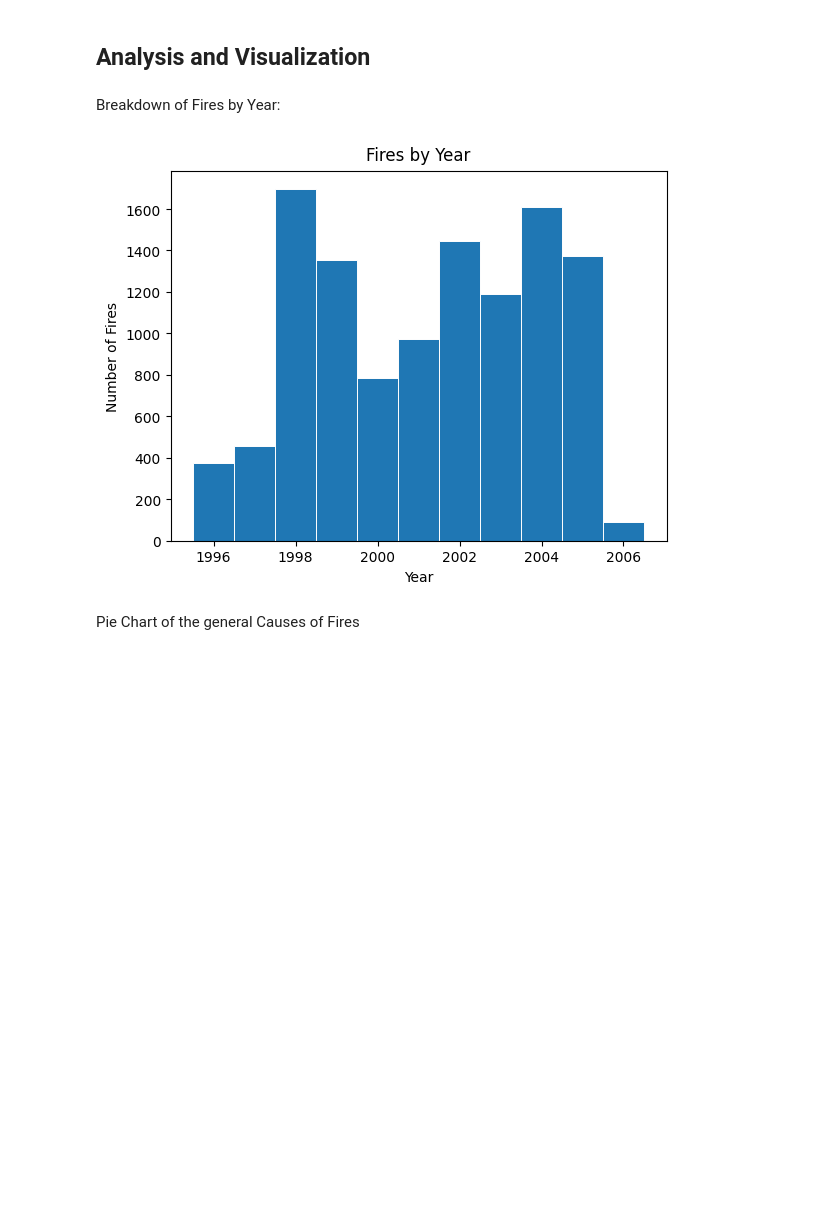
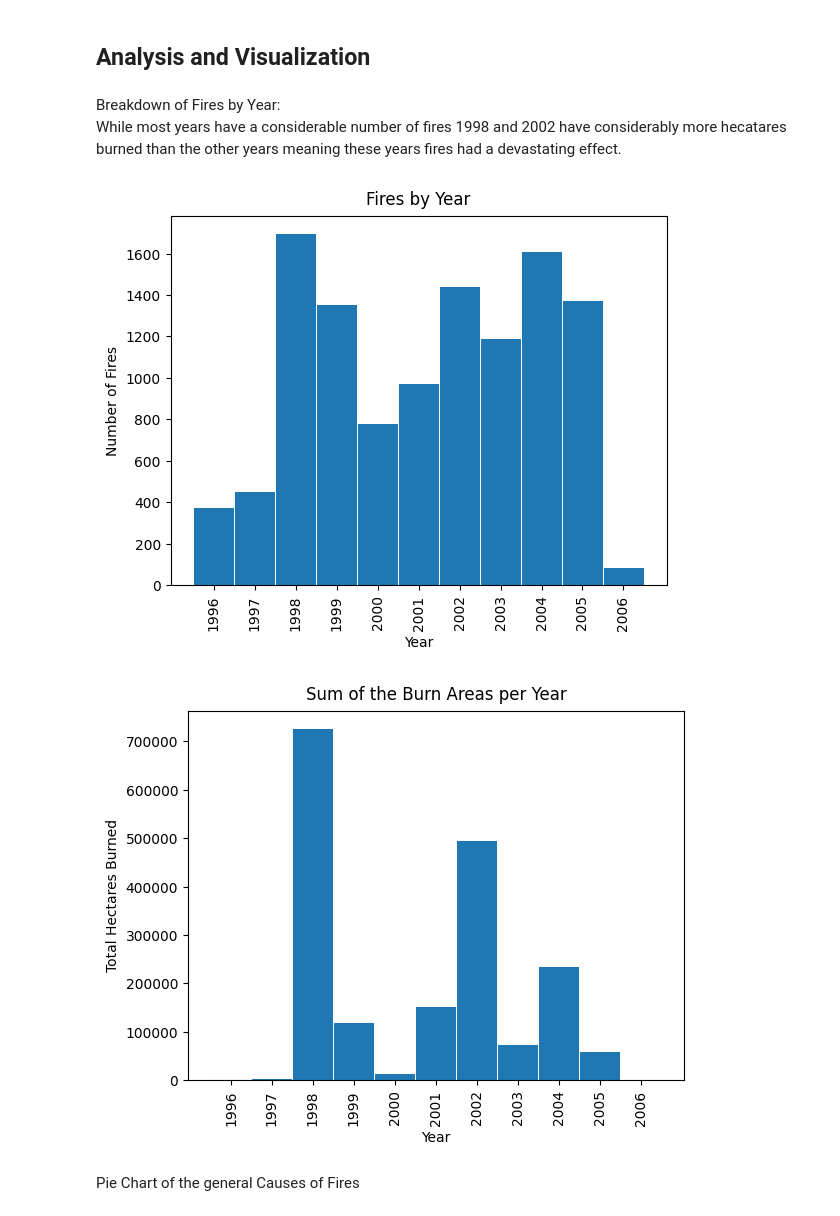
Before and after one commit to david-belman/ECE-143-Wildfire-Project, a Jupyter notebook: results.ipynb, the cells around one changed output. Saved outputs shown, nothing was run; the diff lists cells and outputs as text; code cells hidden in the pictures; blank space fills up the shorter version.

Commit message:
Analysis  mostly done?-Jacob
added jupyter lab to the requirements.
created a bunch more graphs.
generalized the average function to accept different operations.

```diff
--- a/results.ipynb
+++ b/results.ipynb
@@ -27,11 +36,15 @@ df = dec.Get_all_data("af-historic-wildfires-1996-2005-data.csv")
 # %% [markdown]
 ## Analysis and Visualization
-# %% [markdown]
-Breakdown of Fires by Year:
+# %% [markdown]
+Breakdown of Fires by Year:
+While most years have a considerable number of fires 1998 and 2002 have considerably more hecatares burned than the other years meaning these years fires had a devastating effect.
 # %%
 anl.plot_graph_of_series(df["calendar_year"].value_counts(sort=False), "bar", "Fires by Year", ["Year", "Number of Fires"])
+sum_burn_area_by_year = anl.get_operation_of_series_based_on_another_series(df,["calendar_year","ex_hectares"], op= 'sum')
+anl.plot_graph_of_series(sum_burn_area_by_year, "bar", "Sum of the Burn Areas per Year", ["Year", "Total Hectares Burned"])
 # %% [output]
-[figure, old version]
+[figure, new version]
+[figure, added]
 # %% [markdown]
 Pie Chart of the general Causes of Fires
 # %%
```
Also changed, not shown: parts of 19 cells of this notebook, 4 other files.
